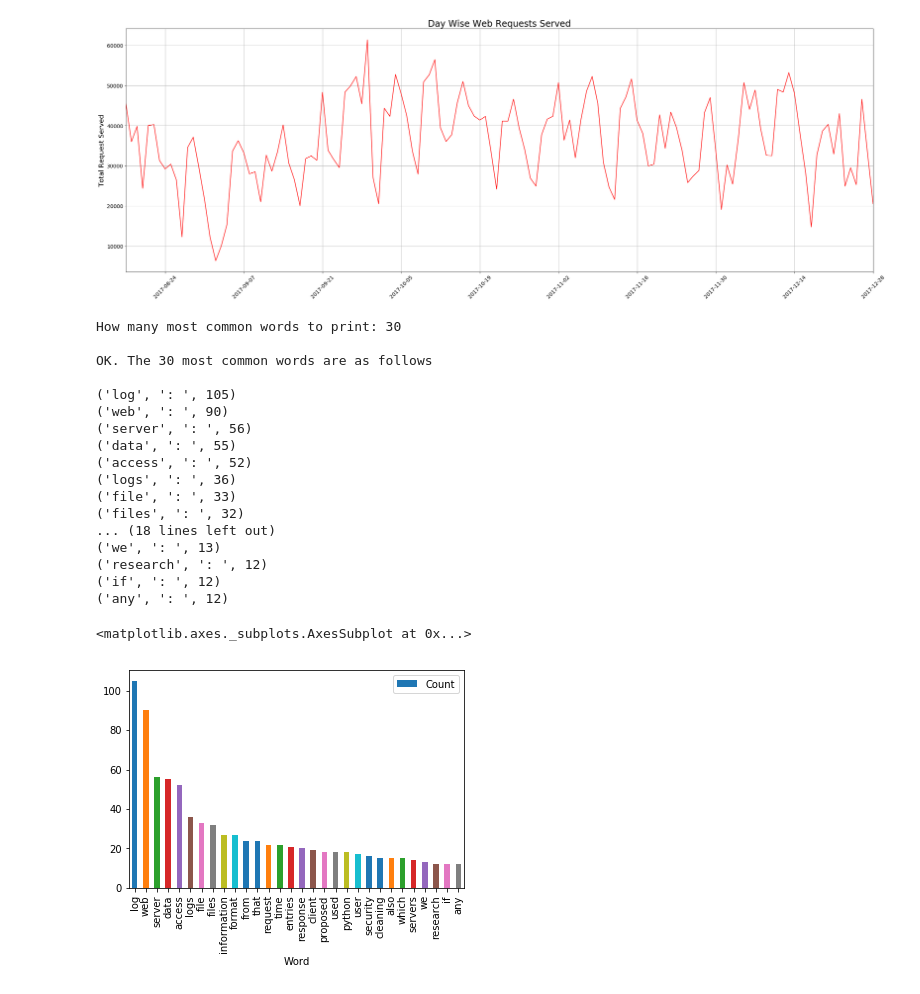
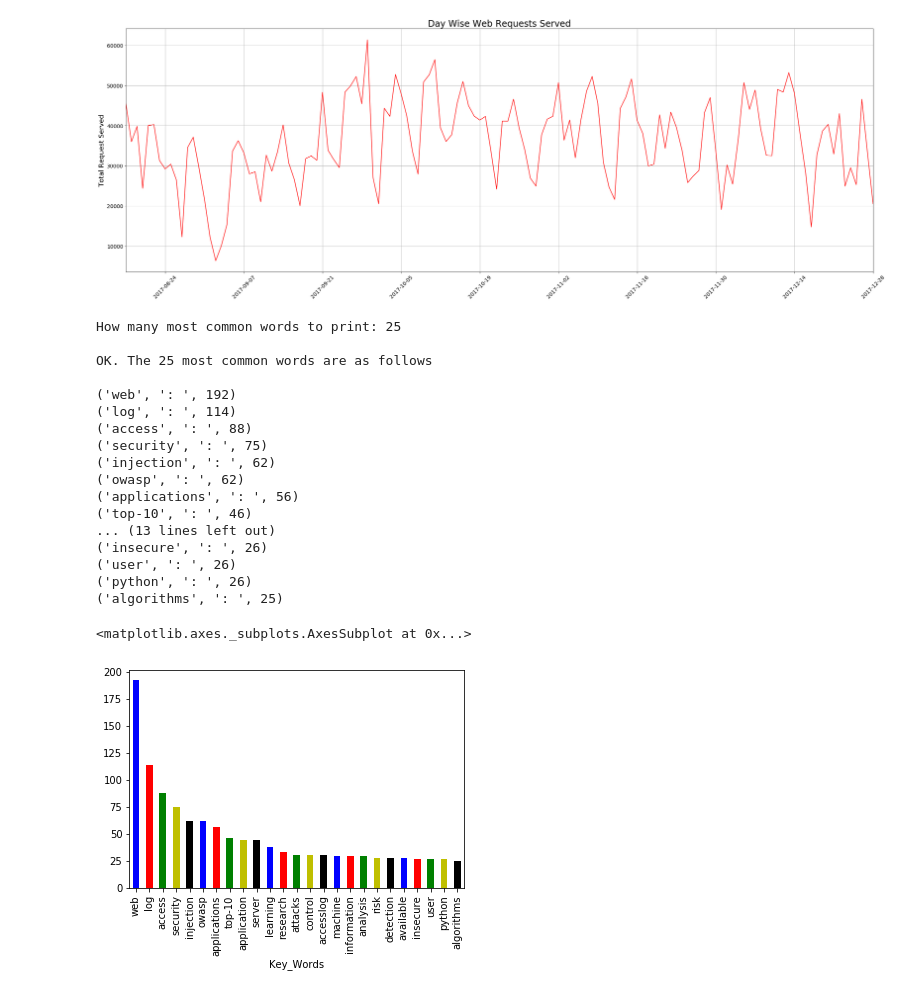
Before and after one commit to amjadzareen/InfoSec-DS-ML, a Jupyter notebook: My_Thesis.ipynb, the cells around one changed output. Cells and saved outputs as stored; diff of their text form; code cells hidden in the pictures.

```diff
--- a/My_Thesis.ipynb
+++ b/My_Thesis.ipynb
@@ -651,65 +588,77 @@ plt.show()
 # %%
 import collections
 import pandas as pd
+from itertools import cycle, islice
 import matplotlib.pyplot as plt
 %matplotlib inline
 
-# It may be different in your text file
-file = open('E:/Python/Thesis/Text1.txt')
+# Path of Text File containing Research Text
+#file = open('E:/MSIS-AU/Thesis/Final_Writeup_Printing/Thesis.txt')
+file = open('E:/Python/Thesis/MS-IS-02FEB20.txt')
+
 a= file.read()
-# Stopwords
-stopwords = set(line.strip() for line in open('E:/Python/Thesis/Text1.txt'))
-stopwords = stopwords.union(set(['or','on','with','of','is','in','a','as', 'the',
-                                 'and','to','this','it','can','for','be',
-                                 'was','are','an','not','or','by', 'will', 'has']))
-# Instantiate a dictionary, and for every word in the file,
-# Add to the dictionary if it doesn't exist. If it does, increase the count.
+
+# Stopwords - Can Add Many More
+stopwords = set(line.strip() for line in open('E:/MSIS-AU/Thesis/Final_Writeup_Printing/MS-IS-02FEB20.txt'))
+stopwords = stopwords.union(set(['or','on','with','of','is','in','a','as', 'the', 'that', 'and','to','this','it','can',
+                             'for','be', 'site', 'data', 'these', 'their', 'all', 'but', 'many', 'over', 'from',
+                             'such', 'were', 'was','are','an','not','or','by', 'will', 'has', 'if', 'we', 'you', 'used'
+                             'which', 'when', 'have', 'also','ml', 'which','used', 'been','file','using','while']))
+
+#my_colors = list(islice(cycle(['b', 'r', 'g', 'y', 'k']), None, len(df)))
+
+# Instantiate a dictionary, For every word, Add to dictionary if it does not exist. If it does, increase the count.
 wordcount = {}
 # To eliminate duplicates, remember to split by punctuation, and use case demiliters.
 for word in a.lower().split():
     word = word.replace(".","")
     word = word.replace(",","")
     word = word.replace(":","")
     word = word.replace("\"","")
     word = word.replace("!","")
     word = word.replace("â€œ","")
     word = word.replace("â€˜","")
     word = word.replace("*","")
     if word not in stopwords:
         if word not in wordcount:
             wordcount[word] = 1
         else:
             wordcount[word] += 1
-# Print most common word
+# Ask for User to print how many key words required
 n_print = int(input("How many most common words to print: "))
 print("\nOK. The {} most common words are as follows\n".format(n_print))
+
 word_counter = collections.Counter(wordcount)
+
 for word, count in word_counter.most_common(n_print):
     print(word, ": ", count)
 # Close the file
 file.close()
 # Create a data frame of the most common words
 # Draw a bar chart
+
 lst = word_counter.most_common(n_print)
-df = pd.DataFrame(lst, columns = ['Word', 'Count'])
-df.plot.bar(x='Word',y='Count')
+df = pd.DataFrame(lst, columns = ['Key_Words', 'Count'])
+my_colors = list(islice(cycle(['b', 'r', 'g', 'y', 'k']), None, len(df)))
+
+df.plot.bar(x='Key_Words',y='Count', stacked=True, color=my_colors, legend=None)
 # %% [output]
-How many most common words to print: 30
+How many most common words to print: 25
 
-OK. The 30 most common words are as follows
+OK. The 25 most common words are as follows
 
-('log', ': ', 105)
-('web', ': ', 90)
-('server', ': ', 56)
-('data', ': ', 55)
-('access', ': ', 52)
-('logs', ': ', 36)
-('file', ': ', 33)
-('files', ': ', 32)
-... (18 lines left out)
-('we', ': ', 13)
-('research', ': ', 12)
-('if', ': ', 12)
-('any', ': ', 12)
+('web', ': ', 192)
+('log', ': ', 114)
+('access', ': ', 88)
+('security', ': ', 75)
+('injection', ': ', 62)
+('owasp', ': ', 62)
+('applications', ': ', 56)
+('top-10', ': ', 46)
+... (13 lines left out)
+('insecure', ': ', 26)
+('user', ': ', 26)
+('python', ': ', 26)
+('algorithms', ': ', 25)
 <matplotlib.axes._subplots.AxesSubplot at 0x...>
-[figure, old version]
+[figure, new version]
```
Also changed, not shown: parts of 6 cells of this notebook.
